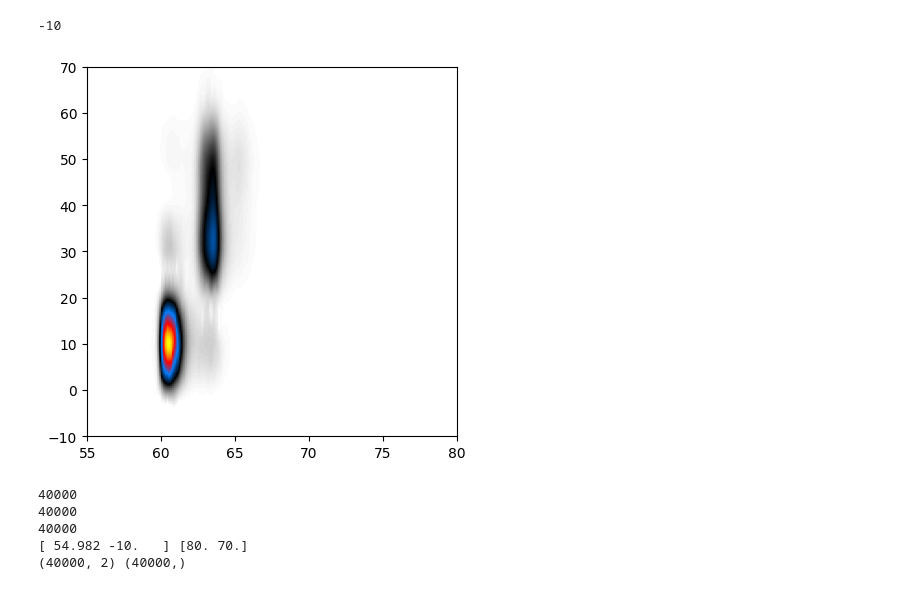
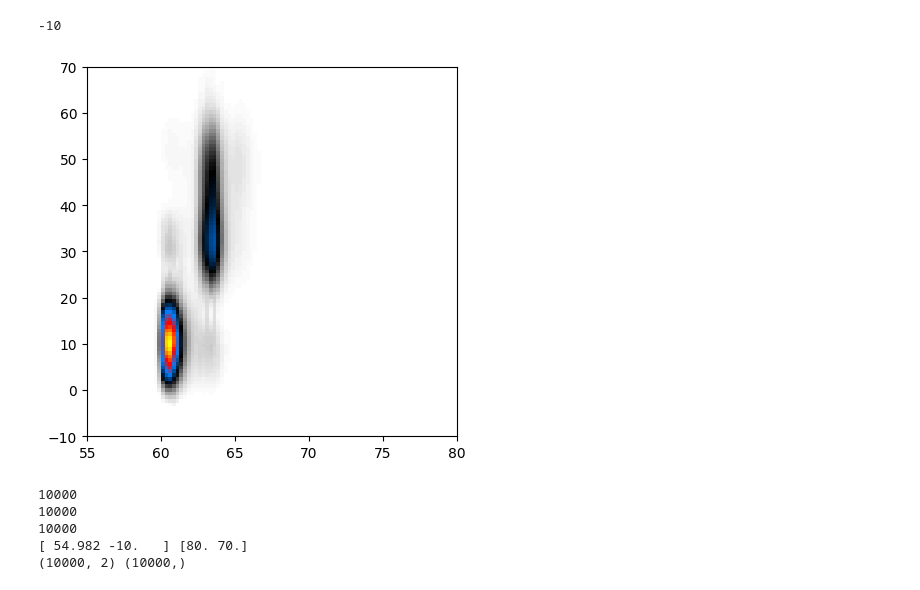
Before and after one commit to tempeparsons/cIMMS, a Jupyter notebook: bic_getter_humanA.ipynb, the cells around one changed output. Cells and saved outputs as stored; diff of their text form; code cells hidden in the pictures.

```diff
--- a/bic_getter_humanA.ipynb
+++ b/bic_getter_humanA.ipynb
@@ -80,41 +80,41 @@ Y_max = 70
 
 print(Y_min)
 
-n_smooth = 200
+n_smooth = 100
 
 X2d_plot = np.linspace(X_min, X_max, n_smooth)
 Y2d_plot = np.linspace(Y_min, Y_max, n_smooth)
 #print(Y2d_plot)
 
 x_grid, y_grid = np.meshgrid(X2d_plot, Y2d_plot) # n_grid , n_grid of coordinates
 x_grid_flat = x_grid.ravel()  # Flatten to list
 y_grid_flat = y_grid.ravel()
 stacked_points = np.stack([x_grid_flat, y_grid_flat], axis=1) # to get x,y pairs
 
 Intens2d_plot = interp_func(stacked_points).reshape(n_smooth, n_smooth)
 #Intens2d_plot = interp_func(X2d_plot, Y2d_plot).T
 Intens2d_plot = np.clip(Intens2d_plot, a_min = 0, a_max = None)
 
 
 #Intens2d_plot = interp_func(X2d_plot, Y2d_plot)
 #print(Intens2d_plot.shape)
 
 #density_colormap = LinearSegmentedColormap.from_list(name='density', colors=['#FFFFFF','#000080','#0080FF'], N=256)
 density_colormap = LinearSegmentedColormap.from_list(name='density', colors=['#FFFFFF', '#000000','#0080FF','#FF0000','#FFFF00'], N=256)
 
 fig, ax = plt.subplots()
 x_range = (X_min, X_max) #min and max, effectively, cos it's sorted
 y_range = (Y_min, Y_max)
 
 aspect = (x_range[1] - x_range[0])/(y_range[1] - y_range[0])
 
 #Intens2d_plot = np.clip(Intens2d_plot, 0.0, None)
 
 ax.imshow(Intens2d_plot, cmap=density_colormap, origin='lower', extent=x_range + y_range, aspect=aspect, vmin=0.0)
 plt.show()
 # %% [output]
 -10
-[figure, old version]
+[figure, new version]
 # %%
 Volts_new = Y2d_plot # np.linspace(0, 70, 200)
 
@@ -142,11 +142,11 @@ smooth_intensities = np.array(smooth_intensities)
 print(smoothxycoords.min(axis=0), smoothxycoords.max(axis=0))
 print(smoothxycoords.shape, smooth_intensities.shape)
 # %% [output]
-40000
-40000
-40000
+10000
+10000
+10000
 [ 54.982 -10.   ] [80. 70.]
-(40000, 2) (40000,)
+(10000, 2) (10000,)
 # %%
 import pomegranate
 from pomegranate import GeneralMixtureModel, MultivariateGaussianDistribution, IndependentComponentsDistribution, NormalDistribution
```
Also changed, not shown: parts of 1 cell of this notebook, 4 other files.
